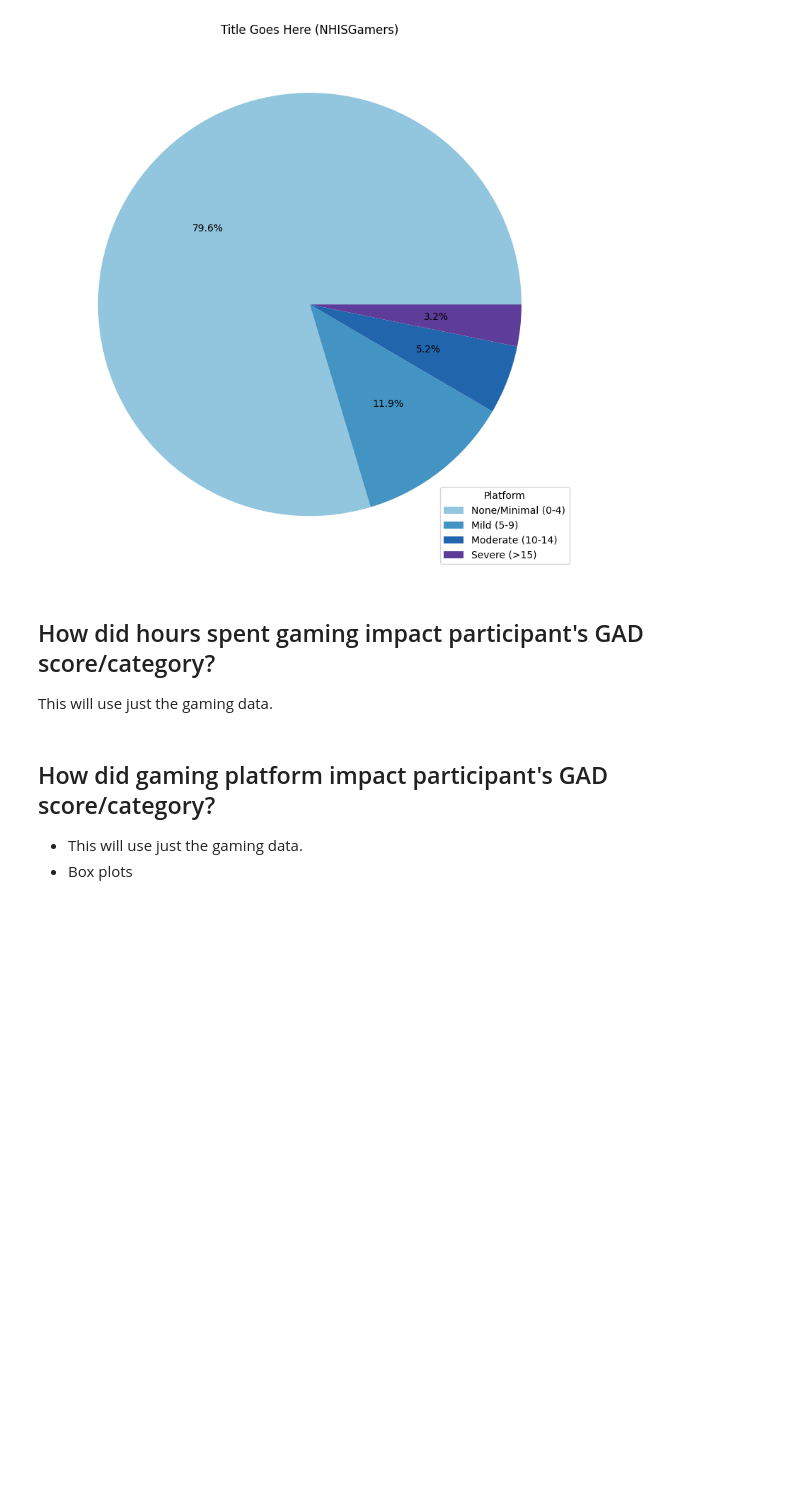
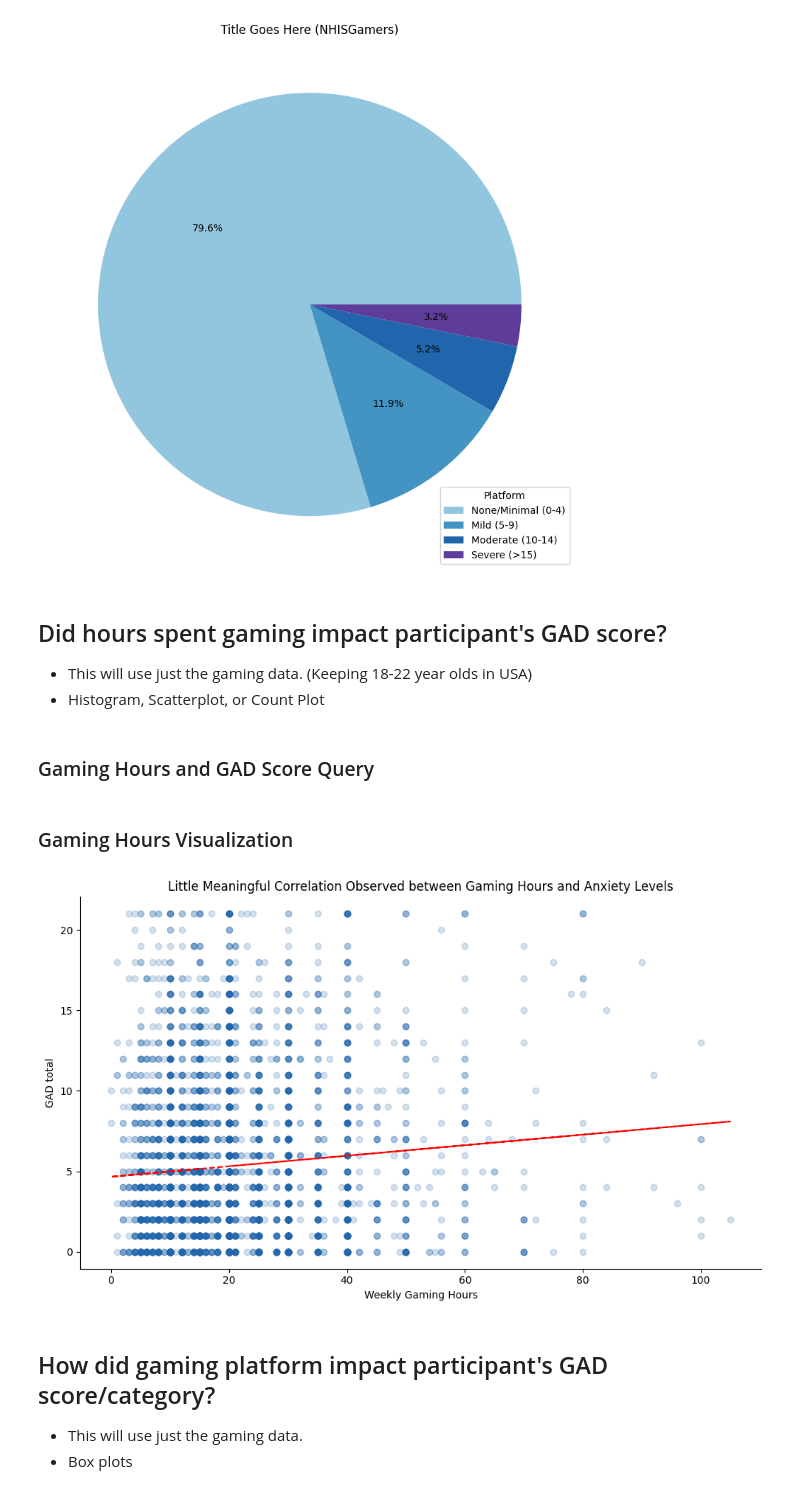
Before and after one commit to amallred/gaming-mental-health-analysis, a Jupyter notebook: notebooks/final_analysis.ipynb, the cells around one changed output. Drawn from its saved outputs; the diff is of its cells as text; code cells hidden in the pictures; blank space fills up the shorter version.

```diff
--- a/notebooks/final_analysis.ipynb
+++ b/notebooks/final_analysis.ipynb
@@ -280,8 +282,60 @@ display_GAD_pie_chart(nhis_GAD_cat_percent_series, 'Title Goes Here (NHISGamers)
 # %% [output]
 [figure]
 # %% [markdown]
-## How did hours spent gaming impact participant's GAD score/category?
-This will use just the gaming data.
+## Did hours spent gaming impact participant's GAD score?
+- This will use just the gaming data. (Keeping 18-22 year olds in USA)
+- Histogram, Scatterplot, or Count Plot
+# %% [markdown]
+### Gaming Hours and GAD Score Query
+# %%
+hours_GAD_scores_query = ("""
+    SELECT
+        p.participant_id,
+        gad.GAD_total,
+        game.hours
+    FROM participant p
+    JOIN GAD_response gad on gad.participant_id = p.participant_id
+    JOIN gaming_response game on game.participant_id = p.participant_id
+    WHERE p.survey_id = 1
+        AND p.residence = 'USA'
+""")
+
+hours_GAD_scores_response = pd.read_sql(hours_GAD_scores_query, conn)
+# %% [markdown]
+### Gaming Hours Visualization
+# %%
+plt.figure(figsize=(10, 6))
+plt.scatter(
+    hours_GAD_scores_response['hours'],
+    hours_GAD_scores_response['GAD_total'],
+    color = colors_dl[3],
+    alpha = 0.2,
+    # s = 25 # changes plot size
+    )
+
+plt.xlabel('Weekly Gaming Hours')
+plt.ylabel('GAD total')
+plt.title('Little Meaningful Correlation Observed between Gaming Hours and Anxiety Levels')
+
+ax = plt.gca()
+ax.spines["top"].set_visible(False)
+ax.spines["right"].set_visible(False)
+
+# Draw trend line
+x = hours_GAD_scores_response['hours']
+y = hours_GAD_scores_response['GAD_total']
+z = np.polyfit(x, y, 1)
+p = np.poly1d(z)
+plt.plot(x, p(x), 'r--')
+
+
+plt.tight_layout()
+plt.show()
+
+# Reference(s):
+#   https://stackoverflow.com/questions/41635448/how-can-i-draw-scatter-trend-line
+# %% [output]
+[figure, added]
 # %% [markdown]
 ## How did gaming platform impact participant's GAD score/category?
 - This will use just the gaming data.
```
Also changed, not shown: parts of 5 cells of this notebook.
